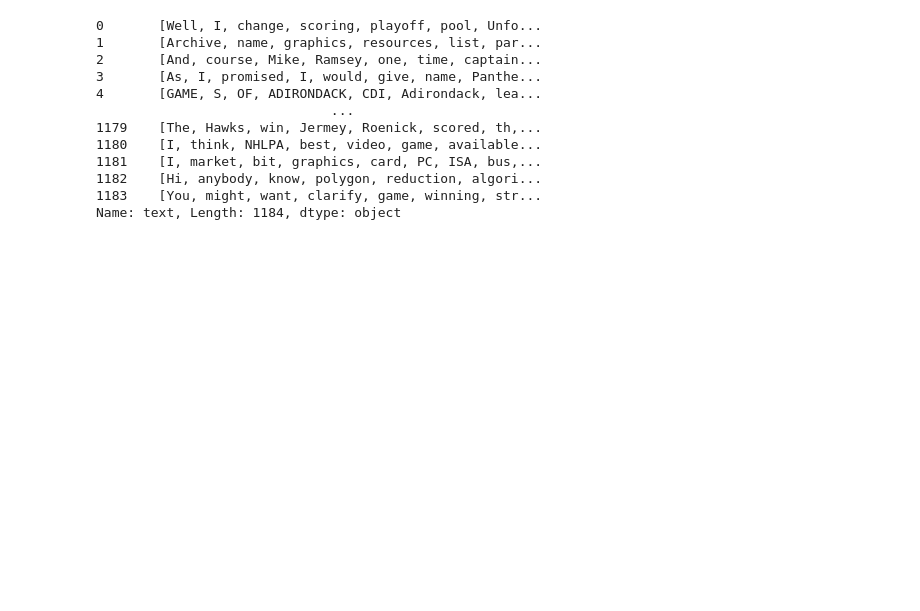
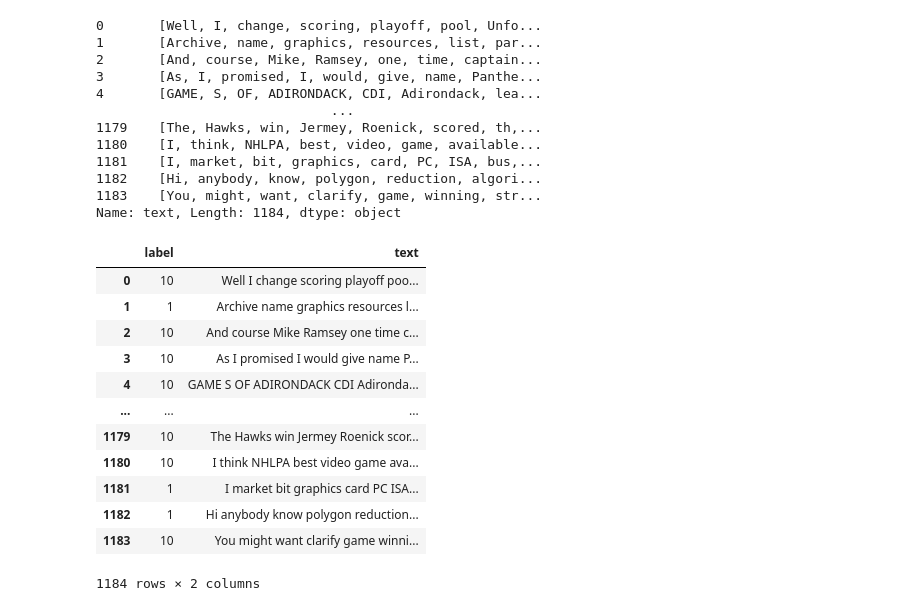
Before and after one commit to suribe1010/Kaggle, a Jupyter notebook: Transfer_Learning_Example_for_NLP_ULMFiT.ipynb, the cells around one changed output. Cells and saved outputs as stored; diff of their text form; code cells hidden in the pictures; blank space fills up the shorter version.

```diff
--- a/Transfer_Learning_Example_for_NLP_ULMFiT.ipynb
+++ b/Transfer_Learning_Example_for_NLP_ULMFiT.ipynb
@@ -160,0 +159,22 @@ Name: text, Length: 1184, dtype: object
+# %%
+# De-tokenization
+detokenized_doc=[]
+for i in range (len(df)):
+  t = ' '.join(tokenized_doc[i])
+  detokenized_doc.append(t)
+df['text'] = detokenized_doc
+df
+# %% [output]
+|  | label | text |
+| 0 | 10 | Well I change scoring playoff poo... |
+| 1 | 1 | Archive name graphics resources l... |
+| 2 | 10 | And course Mike Ramsey one time c... |
+| 3 | 10 | As I promised I would give name P... |
+| 4 | 10 | GAME S OF ADIRONDACK CDI Adironda... |
+| ... | ... | ... |
+| 1179 | 10 | The Hawks win Jermey Roenick scor... |
+| 1180 | 10 | I think NHLPA best video game ava... |
+| 1181 | 1 | I market bit graphics card PC ISA... |
+| 1182 | 1 | Hi anybody know polygon reduction... |
+| 1183 | 10 | You might want clarify game winni... |
+1184 rows × 2 columns
```
Also changed, not shown: parts of 13 cells of this notebook.
